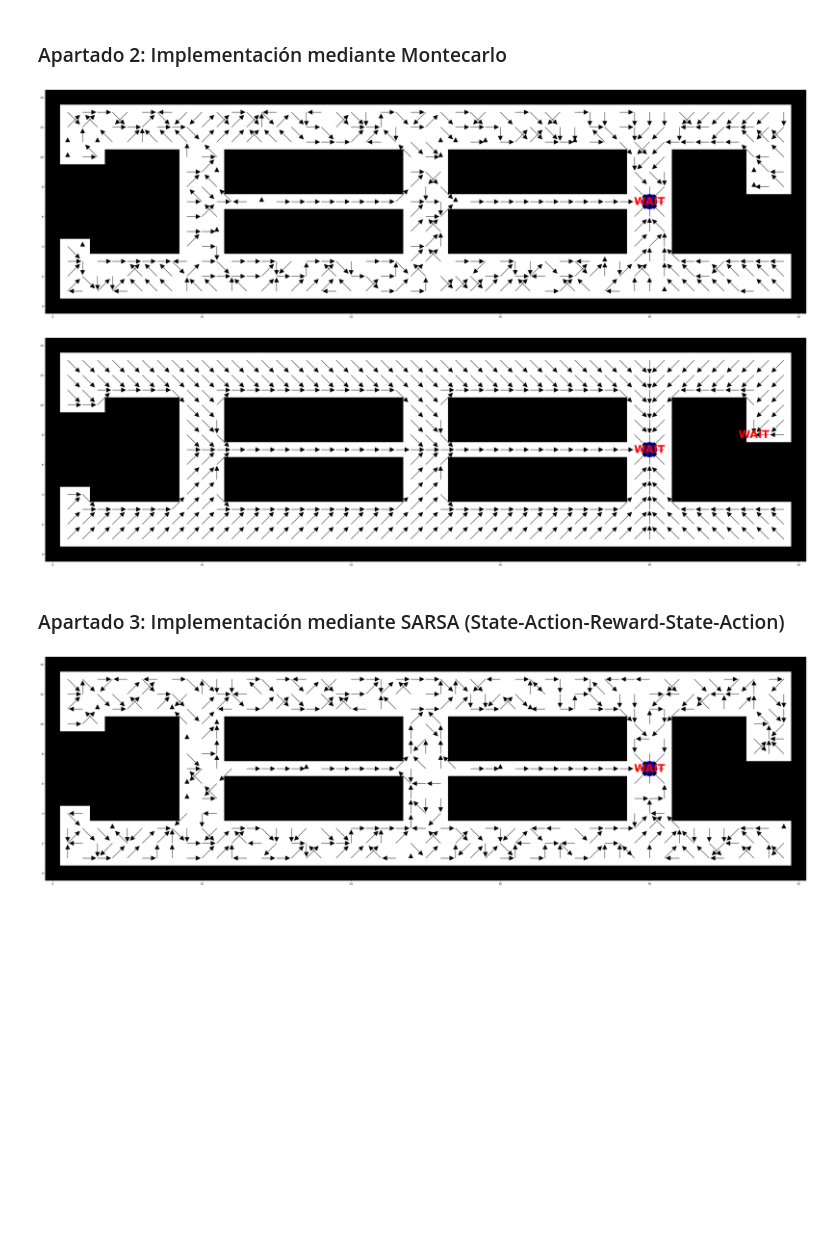
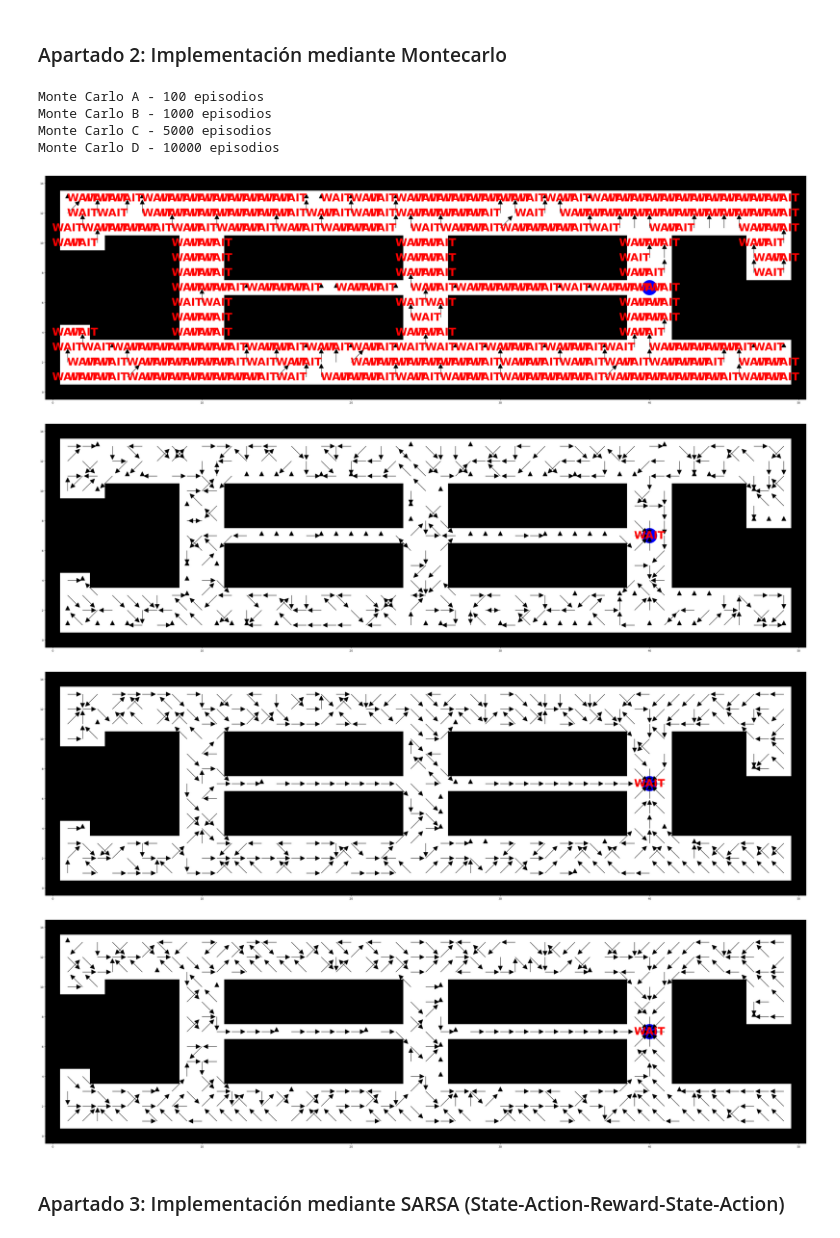
Before and after one commit to jormunrod/IA_RL_Project, a Jupyter notebook: Proyect.ipynb, the cells around one changed output. Cells and saved outputs as stored; diff of their text form; code cells hidden in the pictures; blank space fills up the shorter version.

```diff
--- a/Proyect.ipynb
+++ b/Proyect.ipynb
@@ -26,6 +26,17 @@ def lee_mapa(fichero):
 # %%
 def parsea_politica_ql(ql):
     return [nav_acciones[i] for i in ql.policy]
+# %%
+def inicializa_posicion(mapa, destino):
+    inicio = np.random.randint(n), np.random.randint(m)
+    intentos = 0
+    max_intentos = 1000
+    while mapa[inicio[1],inicio[0]] == 1 or inicio == destino:
+        inicio = np.random.randint(n), np.random.randint(m)
+        intentos += 1
+        if intentos > max_intentos:
+            raise ValueError("No se pudo encontrar una posición inicial válida.")
+    return inicio
 # %%
 def visualiza_mapa():
     plt.figure(figsize=(len(mapa[0]), len(mapa)))
@@ -248,9 +283,31 @@ def monte_carlo(mapa, destino, num_episodes, gamma=0.95):
-# %%
-visualiza_politica(mc)
-visualiza_politica(politica_greedy)
-# %% [output]
-[figure, removed]
-[figure, removed]
+# %%
+# Montecarlo variando el número de episodios
+# a) 1000 episodios (mc_100)
+# b) 5000 episodios (mc_1000)
+# c) 10000 episodios (mc_5000)
+# d) 50000 episodios (mc_10000)
+politica_mc_a = monte_carlo(mapa, destino, 100)
+politica_mc_b = monte_carlo(mapa, destino, 1000)
+politica_mc_c = monte_carlo(mapa, destino, 5000)
+politica_mc_d = monte_carlo(mapa, destino, 10000)
+# %%
+print("Monte Carlo A - 100 episodios")
+visualiza_politica(politica_mc_a)
+print("Monte Carlo B - 1000 episodios")
+visualiza_politica(politica_mc_b)
+print("Monte Carlo C - 5000 episodios")
+visualiza_politica(politica_mc_c)
+print("Monte Carlo D - 10000 episodios")
+visualiza_politica(politica_mc_d)
+# %% [output]
+Monte Carlo A - 100 episodios
+Monte Carlo B - 1000 episodios
+Monte Carlo C - 5000 episodios
+Monte Carlo D - 10000 episodios
+[figure, added]
+[figure, added]
+[figure, added]
+[figure, added]
 # %% [markdown]
 ### Apartado 3: Implementación mediante SARSA (State-Action-Reward-State-Action)
 # %%
@@ -283,8 +340,3 @@ def sarsa(mapa, destino, num_episodes, max_steps=100, alpha=0.1, gamma=0.95, eps
     politica_optima = [max(Q[estado], key=Q[estado].get) for estado in nav_estados]
 
     return politica_optima
-# %%
-politica_sarsa = sarsa(mapa, destino, 200000)
-visualiza_politica(politica_sarsa)
-# %% [output]
-[figure, removed]
```
Also changed, not shown: parts of 10 cells of this notebook.
